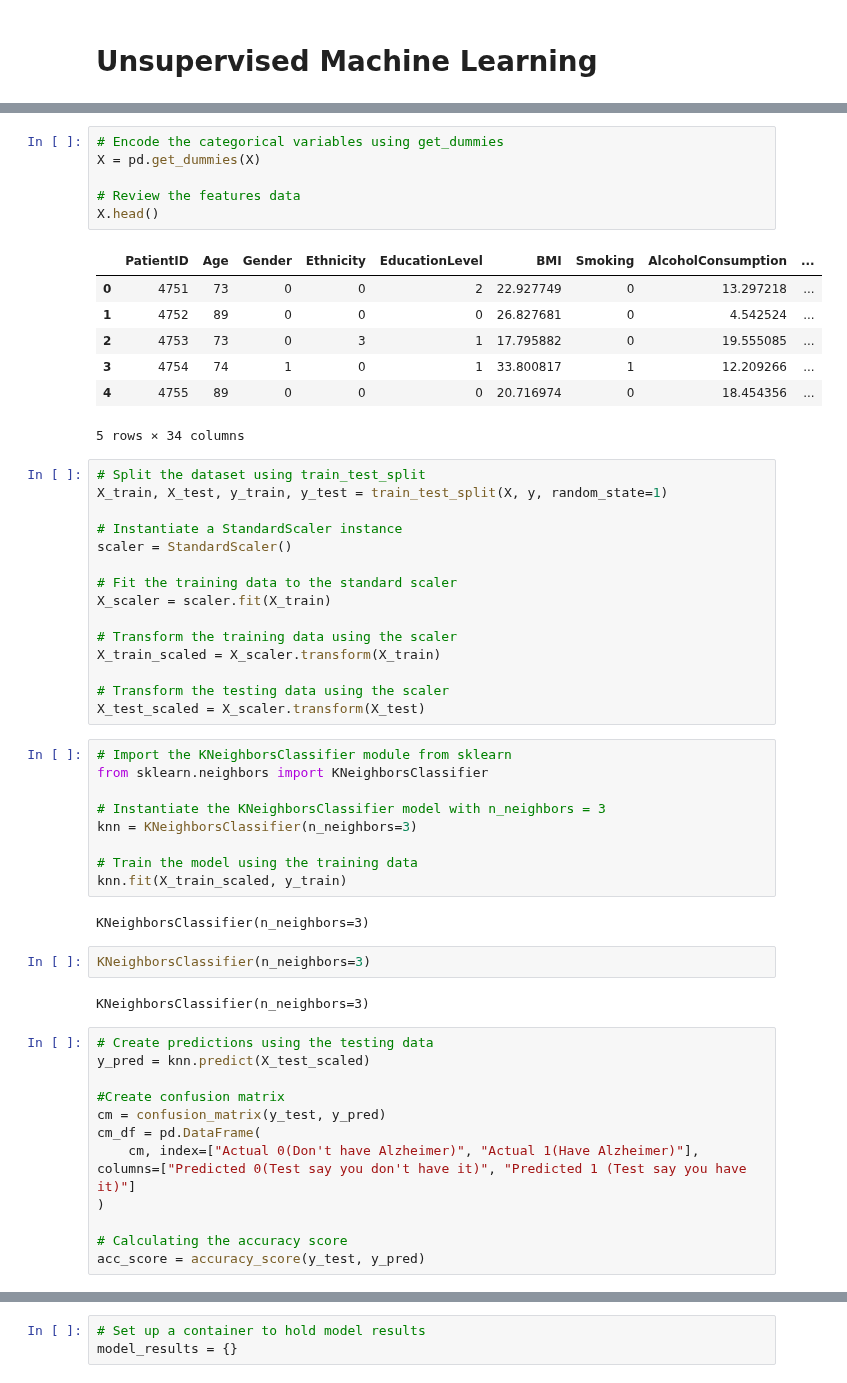
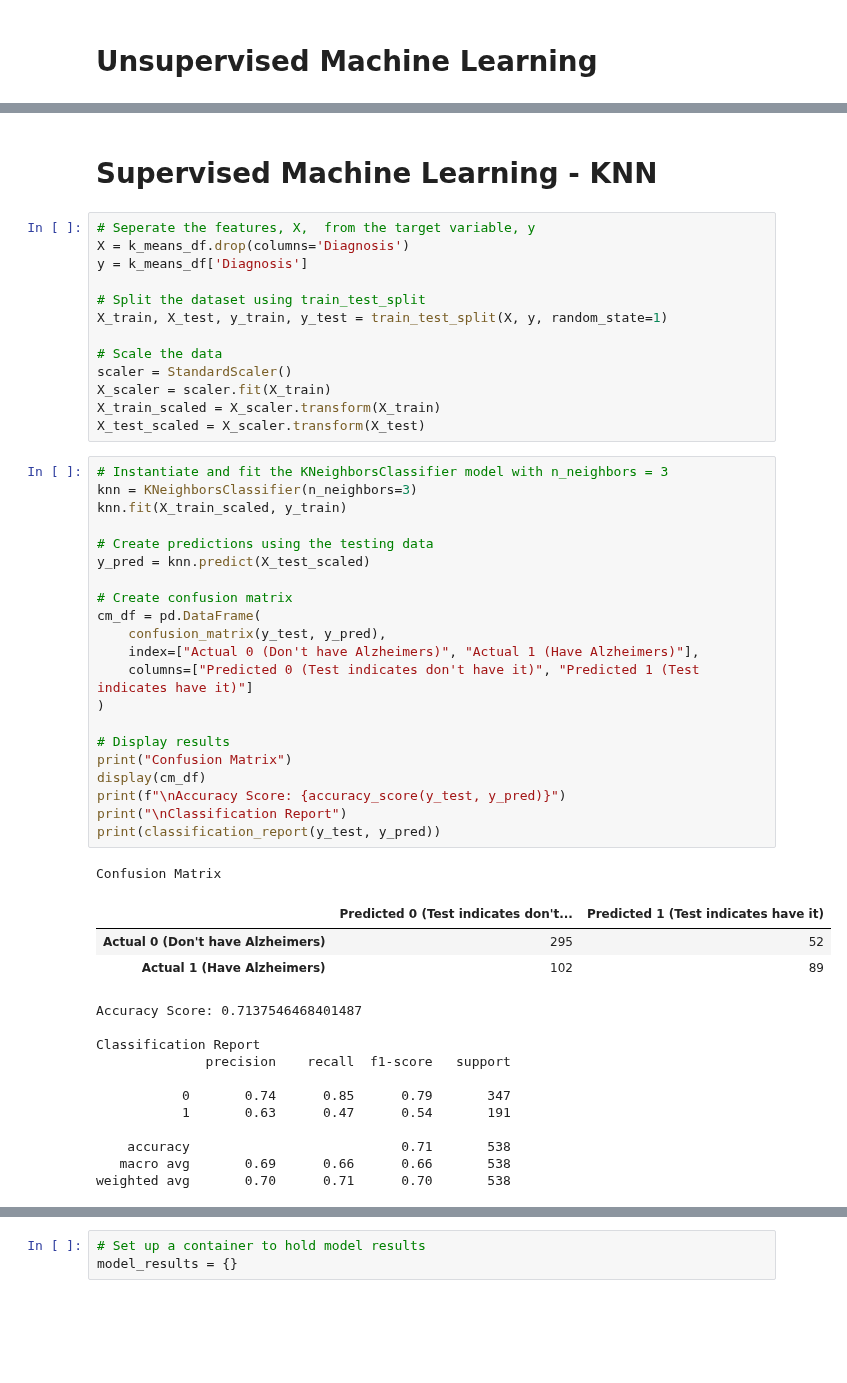
Before and after one commit to rutgers-bootcamp-team-5/project-4, a Jupyter notebook: main.ipynb, the cells around one changed output, grey strips where cells are left out. Saved outputs shown, nothing was run; the diff lists cells and outputs as text; blank space fills up the shorter version.

```diff
--- a/main.ipynb
+++ b/main.ipynb
@@ -347,56 +281,52 @@ Name: Diagnosis, dtype: int64
-# %%
-# Encode the categorical variables using get_dummies
-X = pd.get_dummies(X)
-
-# Review the features data
-X.head()
-# %% [output]
-|  | PatientID | Age | Gender | Ethnicity | EducationLevel | BMI | Smoking | AlcoholConsumption | ... |
-| 0 | 4751 | 73 | 0 | 0 | 2 | 22.927749 | 0 | 13.297218 | ... |
-| 1 | 4752 | 89 | 0 | 0 | 0 | 26.827681 | 0 | 4.542524 | ... |
-| 2 | 4753 | 73 | 0 | 3 | 1 | 17.795882 | 0 | 19.555085 | ... |
-| 3 | 4754 | 74 | 1 | 0 | 1 | 33.800817 | 1 | 12.209266 | ... |
-| 4 | 4755 | 89 | 0 | 0 | 0 | 20.716974 | 0 | 18.454356 | ... |
-5 rows × 34 columns
+# %% [markdown]
+# Supervised Machine Learning - KNN
 # %%
+# Seperate the features, X,  from the target variable, y
+X = k_means_df.drop(columns='Diagnosis')
+y = k_means_df['Diagnosis']
+
 # Split the dataset using train_test_split
 X_train, X_test, y_train, y_test = train_test_split(X, y, random_state=1)
 
-# Instantiate a StandardScaler instance
+# Scale the data
 scaler = StandardScaler()
-
-# Fit the training data to the standard scaler
 X_scaler = scaler.fit(X_train)
-
-# Transform the training data using the scaler
 X_train_scaled = X_scaler.transform(X_train)
-
-# Transform the testing data using the scaler
 X_test_scaled = X_scaler.transform(X_test)
-# %%
-# Import the KNeighborsClassifier module from sklearn
-from sklearn.neighbors import KNeighborsClassifier
-
-# Instantiate the KNeighborsClassifier model with n_neighbors = 3
-knn = KNeighborsClassifier(n_neighbors=3)
-
-# Train the model using the training data
-knn.fit(X_train_scaled, y_train)
-# %% [output]
-KNeighborsClassifier(n_neighbors=3)
-# %%
-KNeighborsClassifier(n_neighbors=3)
-# %% [output]
-KNeighborsClassifier(n_neighbors=3)
 # %%
+# Instantiate and fit the KNeighborsClassifier model with n_neighbors = 3
+knn = KNeighborsClassifier(n_neighbors=3)
+knn.fit(X_train_scaled, y_train)
+
 # Create predictions using the testing data
 y_pred = knn.predict(X_test_scaled)
 
-#Create confusion matrix
-cm = confusion_matrix(y_test, y_pred)
+# Create confusion matrix
 cm_df = pd.DataFrame(
-    cm, index=["Actual 0(Don't have Alzheimer)", "Actual 1(Have Alzheimer)"], columns=["Predicted 0(Test say you don't have it)", "Predicted 1 (Test say you have it)"]
+    confusion_matrix(y_test, y_pred),
+    index=["Actual 0 (Don't have Alzheimers)", "Actual 1 (Have Alzheimers)"],
+    columns=["Predicted 0 (Test indicates don't have it)", "Predicted 1 (Test indicates have it)"]
 )
 
-# Calculating the accuracy score
-acc_score = accuracy_score(y_test, y_pred)
+# Display results
+print("Confusion Matrix")
+display(cm_df)
+print(f"\nAccuracy Score: {accuracy_score(y_test, y_pred)}")
+print("\nClassification Report")
+print(classification_report(y_test, y_pred))
+# %% [output]
+Confusion Matrix
+|  | Predicted 0 (Test indicates don't... | Predicted 1 (Test indicates have it) |
+| Actual 0 (Don't have Alzheimers) | 295 | 52 |
+| Actual 1 (Have Alzheimers) | 102 | 89 |
+Accuracy Score: 0.7137546468401487
+
+Classification Report
+              precision    recall  f1-score   support
+
+           0       0.74      0.85      0.79       347
+           1       0.63      0.47      0.54       191
+
+    accuracy                           0.71       538
+   macro avg       0.69      0.66      0.66       538
+weighted avg       0.70      0.71      0.70       538
```
Also changed, not shown: parts of 25 cells of this notebook.
